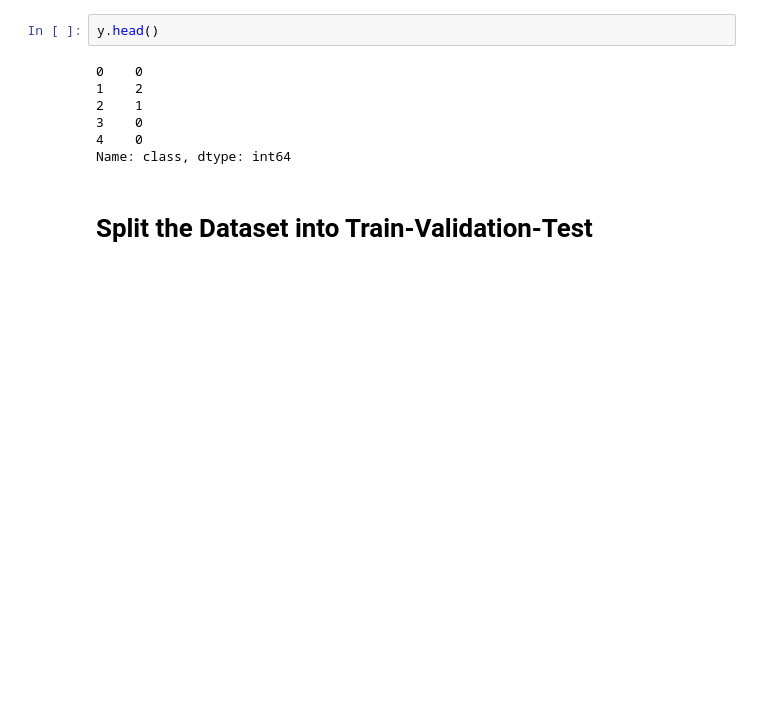
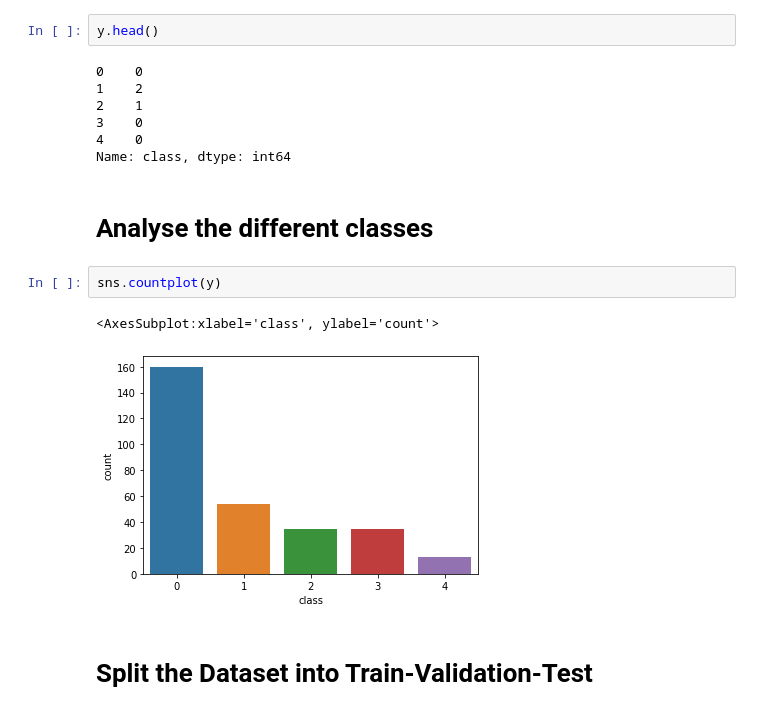
Before and after one commit to Liomat97/Machine-Learning, a Jupyter notebook: Test.ipynb, the cells around one changed output. Saved outputs shown, nothing was run; the diff lists cells and outputs as text; blank space fills up the shorter version.

```diff
--- a/Test.ipynb
+++ b/Test.ipynb
@@ -88,6 +110,13 @@ y.head()
 3    0
 4    0
 Name: class, dtype: int64
+# %% [markdown]
+# Analyse the different classes
+# %%
+sns.countplot(y)
+# %% [output]
+<AxesSubplot:xlabel='class', ylabel='count'>
+[figure, added]
 # %% [markdown]
 # Split the Dataset into Train-Validation-Test
 # %%
```
Also changed, not shown: parts of 2 cells of this notebook.
